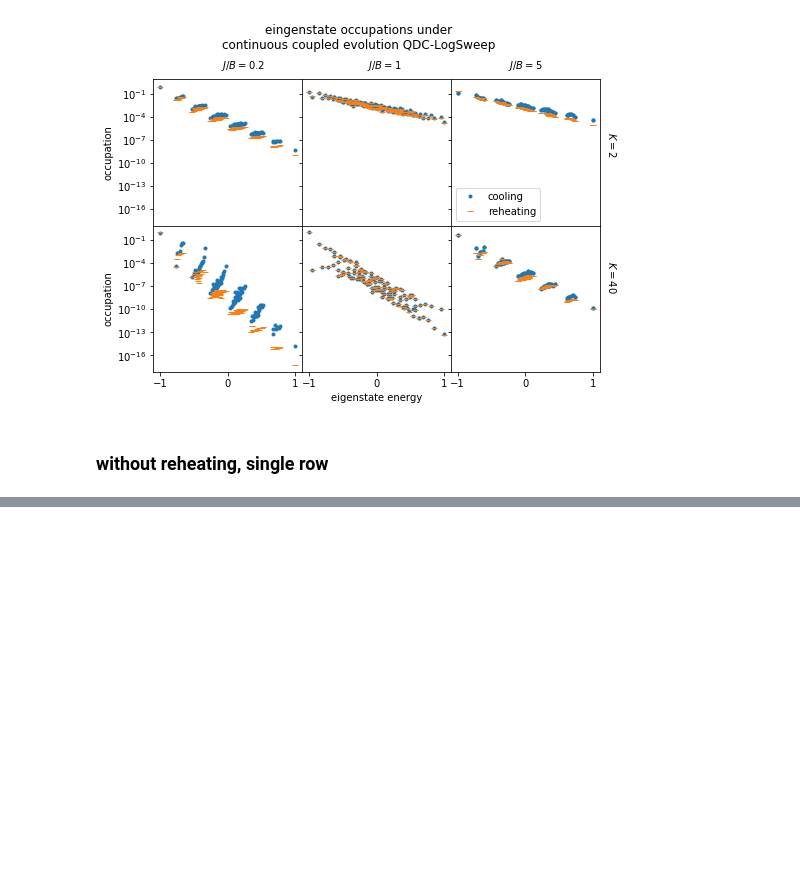
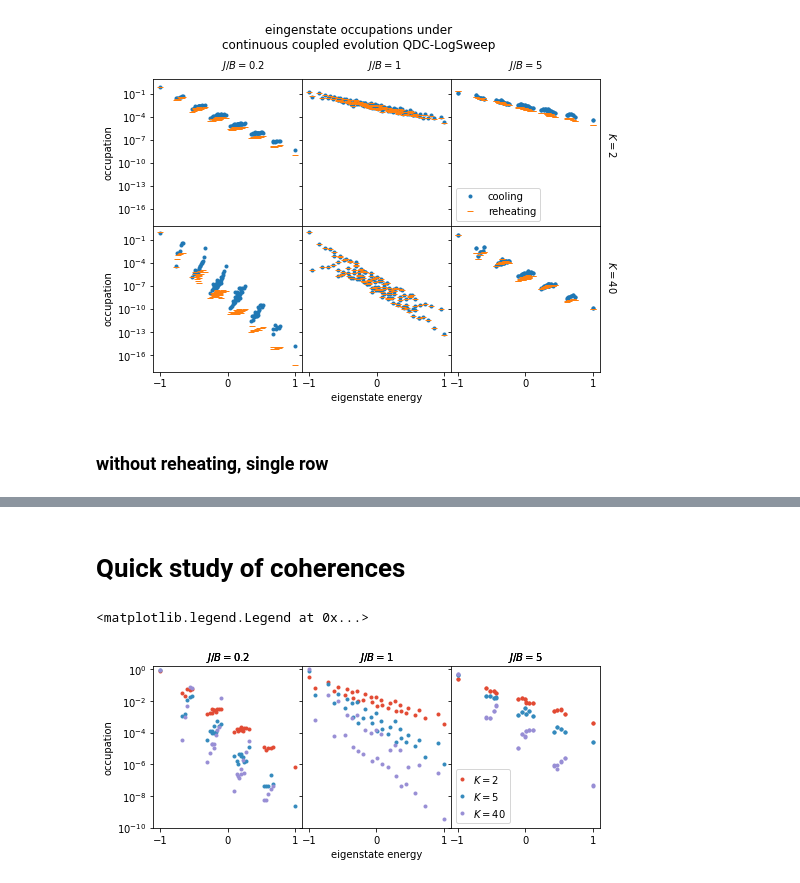
Before and after one commit to aQaLeiden/QuantumDigitalCooling, a Jupyter notebook: data-analysis/TFIM-chain-logsweep-continuous-DM.ipynb, the cells around one changed output, grey strips where cells are left out. Saved outputs shown, nothing was run; the diff lists cells and outputs as text; code cells hidden in the pictures; blank space fills up the shorter version.

```diff
--- a/data-analysis/TFIM-chain-logsweep-continuous-DM.ipynb
+++ b/data-analysis/TFIM-chain-logsweep-continuous-DM.ipynb
@@ -563,0 +564,43 @@ sbpl[2].legend([f'$K = {K}$' for K in Klist], loc='lower left', handlelength=0.5
+# %% [markdown]
+# Quick study of coherences
+# %%
+L = 5
+JvBlist = [0.2, 1, 5]
+Klist = [2, 5, 40]
+
+from qdclib import TFIMChain
+
+fig, sbpl = plt.subplots(1, len(JvBlist),
+                         sharex = True, sharey = True,
+                         gridspec_kw={'hspace': 0, 'wspace': 0},
+                         figsize = (7, 3))
+
+
+for i, JvB in enumerate(JvBlist):
+    system = TFIMChain(L, JvB, 1)
+    system.normalize()
+    for K, c in zip(Klist, ['#E24A33', '#348ABD', '#988ED5']):
+
+        for d in cooling_data:
+            if d['L'] == L and np.isclose(JvB, d['J']/d['B']) and d['K'] == K:
+                break
+        sbpl[i].plot(system.eigvals, d['eigoccs'], '.',
+                     color=c, label='NA')
+
+        sbpl[i].set_yscale('log')
+        sbpl[i].set_ylim(bottom= 1E-10, top=1.5)
+
+        sbpl[i].text(0, 2, f'$J/B = {JvB}$',
+             va = 'bottom', ha = 'center',
+             fontsize = plt.rcParams['axes.labelsize'])
+
+
+plt.tight_layout()
+sbpl[1].set_xlabel('eigenstate energy')
+sbpl[0].set_ylabel('occupation')
+sbpl[2].legend([f'$K = {K}$' for K in Klist], loc='lower left', handlelength=0.5)
+
+#plt.savefig('../figures/eigenoccs.pdf', bbox_inches='tight')
+# %% [output]
+<matplotlib.legend.Legend at 0x...>
+[figure, added]
```
Also changed, not shown: parts of 3 cells of this notebook, 6 other files.
